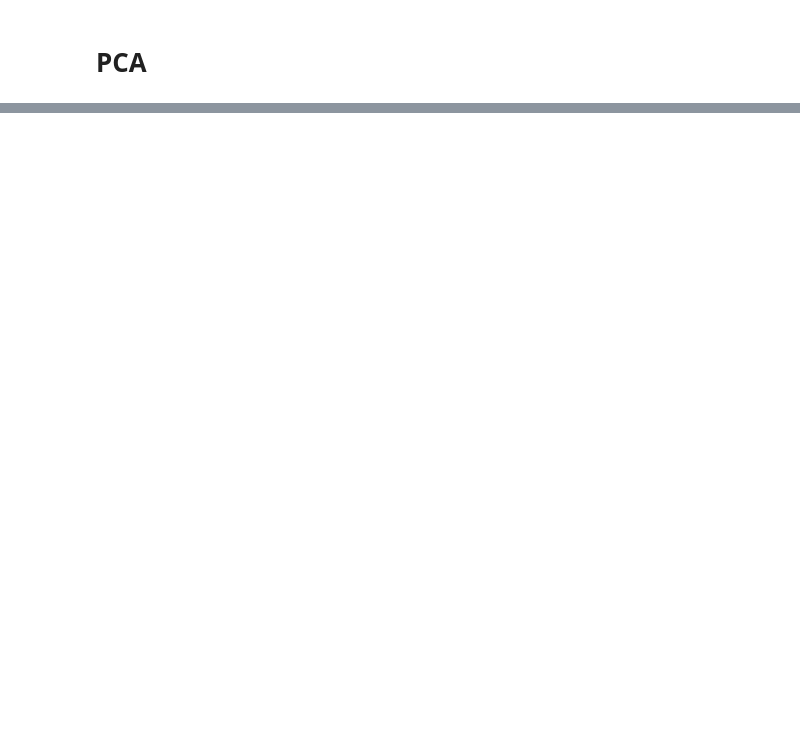
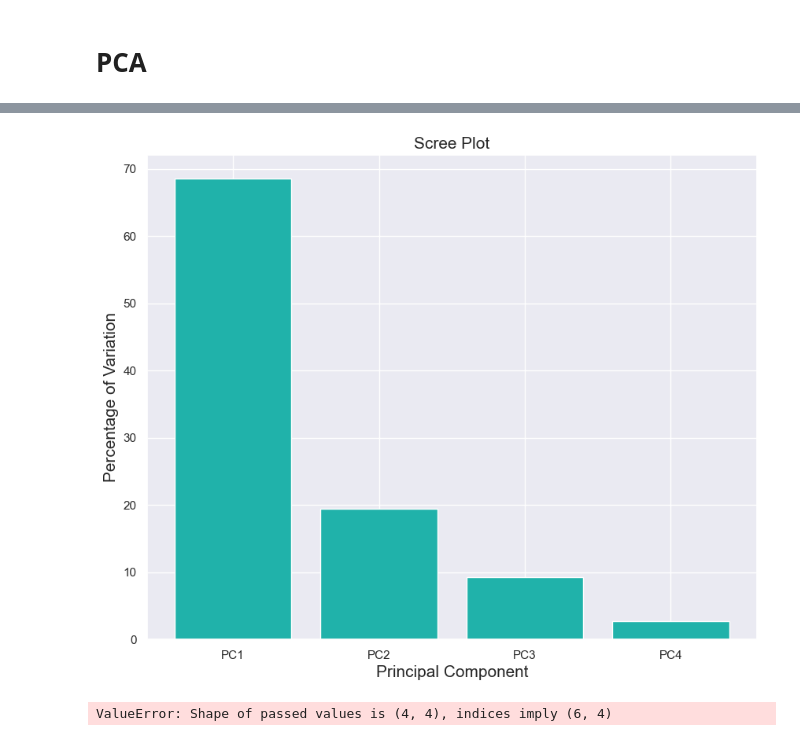
Before and after one commit to LenaLowry1/CMOR438_2025, a Jupyter notebook: Unsupervised Learning/2. PCA/PCA.ipynb, the cells around one changed output, grey strips where cells are left out. Saved outputs shown, nothing was run; the diff lists cells and outputs as text; code cells hidden in the pictures; blank space fills up the shorter version.

```diff
--- a/Unsupervised Learning/2. PCA/PCA.ipynb
+++ b/Unsupervised Learning/2. PCA/PCA.ipynb
@@ -6,10 +8,23 @@ import numpy as np
 import pandas as pd
 import seaborn as sns
 
+from sklearn.decomposition import PCA
+from sklearn import preprocessing
+from sklearn.preprocessing import StandardScaler
+
 sns.set_theme()
 
+# Load “penguins” dataset from Seaborn
 penguins = sns.load_dataset("penguins")
+
+# Drop any rows containing NaN values
 penguins = penguins.dropna()
 
-X = penguins[["bill_length_mm", "bill_depth_mm", "flipper_length_mm", "body_mass_g"]].to_numpy()
+# Select four numeric features and convert to a NumPy array
+X = penguins[
+    ["bill_length_mm", "bill_depth_mm", "flipper_length_mm", "body_mass_g"]
+].to_numpy()
+Xs = StandardScaler().fit_transform(X)      # mean=0, std=1 per column
+
+
 y = penguins.species.to_numpy()
@@ -33,0 +107,25 @@ A == U * sigma_mat * Vt: True
+# %%
+# Create a bar chart for the above array
+# This chart is called a "Scree Plot"
+
+labels = [f"PC{i}" for i in range(1,5)]
+
+plt.figure(figsize = (10, 8))
+plt.bar(x = range(1, 5), height = per_var, tick_label = labels, color = "lightseagreen")
+plt.xlabel('Principal Component', fontsize = 15)
+plt.ylabel('Percentage of Variation', fontsize = 15)
+plt.title('Scree Plot', fontsize = 15)
+plt.show()
+# %% [output]
+[figure, added]
+# %%
+# we call function pca.components_ to see how each PC is obtained
+# as a linear combination of the original coordinates
+
+# for example, here PC1 = 0.522 * sepal_length + 0.372 * sepal_width - 0.721 * petal_length - 0.262 * petal_width
+
+features = list(set(penguins.columns) - {"species"})
+
+pd.DataFrame(data = pca.components_, columns = labels, index = features)
+# %% [output]
+ValueError: Shape of passed values is (4, 4), indices imply (6, 4)
```
Also changed, not shown: parts of 12 cells of this notebook.
